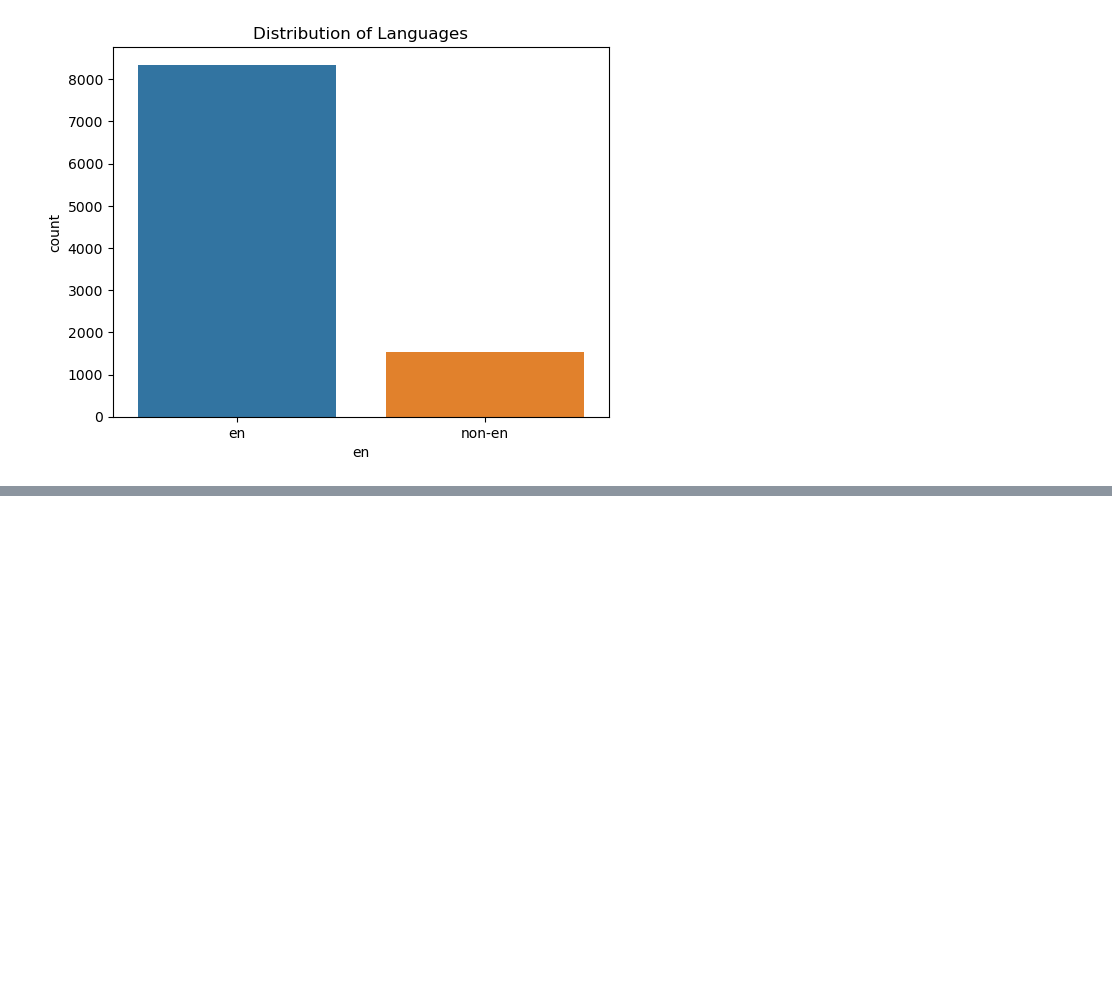
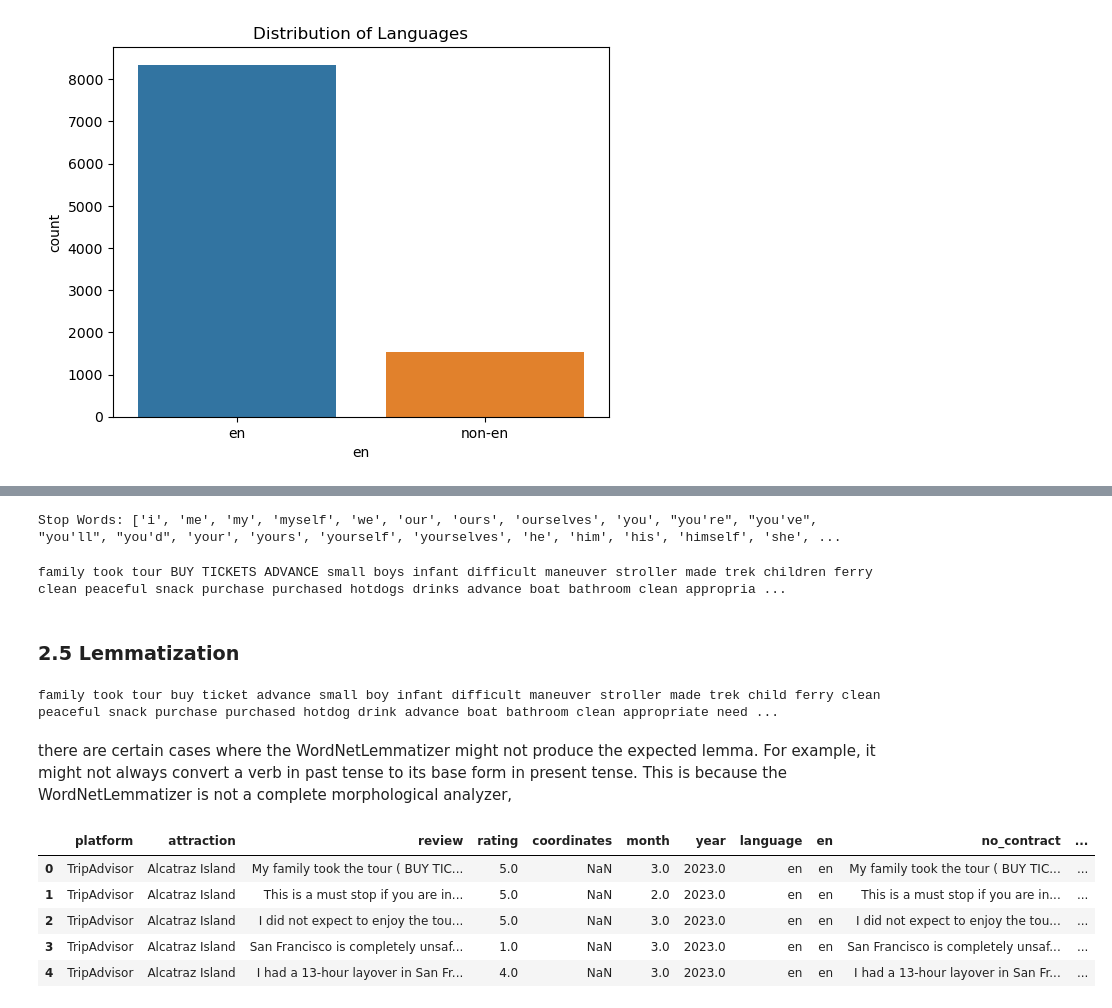
Before and after one commit to yanyuchen/sentiment-analysis, a Jupyter notebook: ipynb/eda.ipynb, the cells around one changed output, grey strips where cells are left out. Cells and saved outputs as stored; diff of their text form; code cells hidden in the pictures; blank space fills up the shorter version.

```diff
--- a/ipynb/eda.ipynb
+++ b/ipynb/eda.ipynb
@@ -275,0 +319,3 @@ plt.show()
+# %%
+review_nlp['no_numbers'] = review_nlp['no_punc'].apply(lambda x: re.sub(r'\d+', '', x))
+print(review_nlp['no_numbers'][30])
@@ -275,0 +326,38 @@ plt.show()
+# %%
+stop_words = stopwords.words('english')
+print(f'Stop Words: {stop_words}')
+# %% [output]
+Stop Words: ['i', 'me', 'my', 'myself', 'we', 'our', 'ours', 'ourselves', 'you', "you're", "you've", "you'll", "you'd", 'your', 'yours', 'yourself', 'yourselves', 'he', 'him', 'his', 'himself', 'she', ...
+# %%
+review_nlp['no_stopword'] = review_nlp['no_numbers'].apply(lambda x: ' '.join([word for word in x.split() if word.lower() not in stop_words]))
+print(review_nlp['no_stopword'][0])
+# %% [output]
+family took tour BUY TICKETS ADVANCE small boys infant difficult maneuver stroller made trek children ferry clean peaceful snack purchase purchased hotdogs drinks advance boat bathroom clean appropria ...
+# %% [markdown]
+### 2.5 Lemmatization
+# %%
+# Create a WordNetLemmatizer object
+lemmatizer = WordNetLemmatizer()
+
+# Define a function to lemmatize a sentence
+def lemmatize_sentence(string):
+    words = nltk.word_tokenize(string)
+    lemmatized_words = [lemmatizer.lemmatize(word.lower()) for word in words]
+    return ' '.join(lemmatized_words)
+
+# Create new column
+review_nlp['lemmatized'] = review_nlp['no_stopword'].apply(lemmatize_sentence)
+print(review_nlp['lemmatized'][0])
+# %% [output]
+family took tour buy ticket advance small boy infant difficult maneuver stroller made trek child ferry clean peaceful snack purchase purchased hotdog drink advance boat bathroom clean appropriate need ...
+# %% [markdown]
+ there are certain cases where the WordNetLemmatizer might not produce the expected lemma. For example, it might not always convert a verb in past tense to its base form in present tense. This is because the WordNetLemmatizer is not a complete morphological analyzer,
+# %%
+review_nlp.head(5)
+# %% [output]
+|  | platform | attraction | review | rating | coordinates | month | year | language | en | no_contract | ... |
+| 0 | TripAdvisor | Alcatraz Island | My family took the tour ( BUY TIC... | 5.0 | NaN | 3.0 | 2023.0 | en | en | My family took the tour ( BUY TIC... | ... |
+| 1 | TripAdvisor | Alcatraz Island | This is a must stop if you are in... | 5.0 | NaN | 2.0 | 2023.0 | en | en | This is a must stop if you are in... | ... |
+| 2 | TripAdvisor | Alcatraz Island | I did not expect to enjoy the tou... | 5.0 | NaN | 3.0 | 2023.0 | en | en | I did not expect to enjoy the tou... | ... |
+| 3 | TripAdvisor | Alcatraz Island | San Francisco is completely unsaf... | 1.0 | NaN | 3.0 | 2023.0 | en | en | San Francisco is completely unsaf... | ... |
+| 4 | TripAdvisor | Alcatraz Island | I had a 13-hour layover in San Fr... | 4.0 | NaN | 3.0 | 2023.0 | en | en | I had a 13-hour layover in San Fr... | ... |
```
Also changed, not shown: parts of 13 cells of this notebook.
